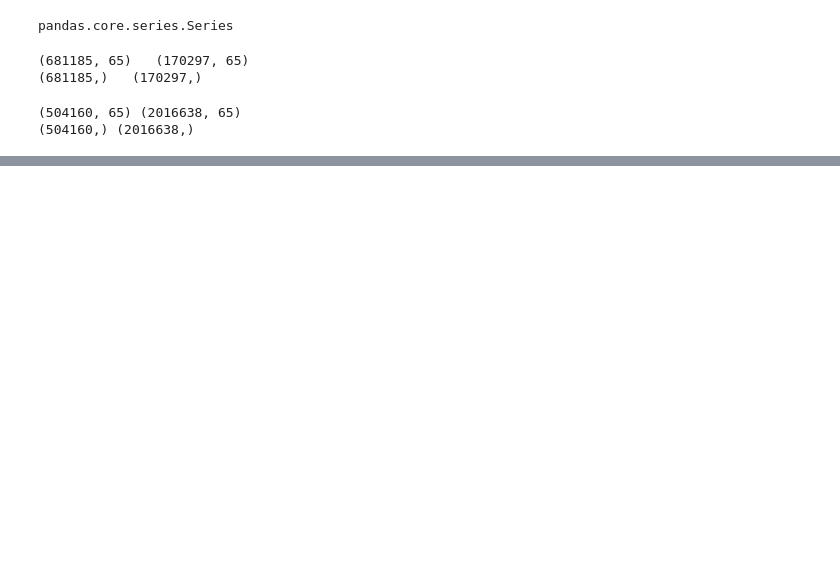
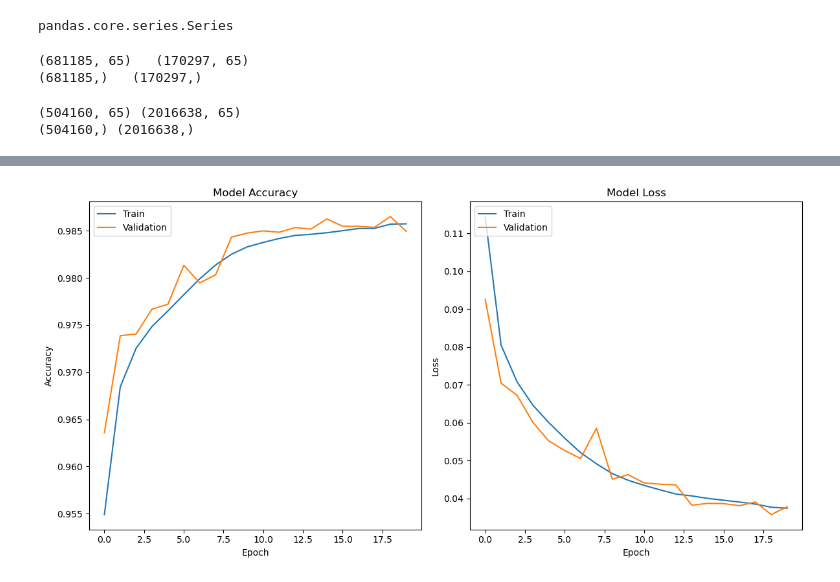
Before and after one commit to marso16/ML-Proj, a Jupyter notebook: nids.ipynb, the cells around one changed output, grey strips where cells are left out. Drawn from its saved outputs; the diff is of its cells as text; code cells hidden in the pictures; blank space fills up the shorter version.

```diff
--- a/nids.ipynb
+++ b/nids.ipynb
@@ -431,0 +327,92 @@ weighted avg       1.00      1.00      1.00  11069305
+# %%
+
+
+def train_and_evaluate_cnn(X_train, y_train, X_test, y_test):
+    # Reshape data for CNN (assuming your data is 2D, modify accordingly)
+    X_train = X_train.reshape((X_train.shape[0], X_train.shape[1], 1))
+    X_test = X_test.reshape((X_test.shape[0], X_test.shape[1], 1))
+
+    # Build CNN model
+    model = Sequential()
+    model.add(Conv1D(filters=64, kernel_size=3, activation='relu', input_shape=(X_train.shape[1], 1)))
+    model.add(MaxPooling1D(pool_size=2))
+    model.add(Flatten())
+    model.add(Dense(50, activation='relu'))
+    model.add(Dense(1, activation='sigmoid'))
+
+    # Compile the model
+    model.compile(optimizer='adam', loss='binary_crossentropy', metrics=['accuracy'])
+
+    # Define callbacks
+    callbacks = [
+        ModelCheckpoint('best_model.keras', monitor='val_accuracy', save_best_only=True, mode='max', verbose=1),
+        EarlyStopping(monitor='val_loss', patience=3, restore_best_weights=True, verbose=1),
+    ]
+
+    # Train the model with callbacks
+    history = model.fit(
+        X_train, y_train,
+        epochs=20,
+        batch_size=128,
+        validation_data=(X_test, y_test),
+        callbacks=callbacks
+    )
+
+    # Plot training history
+    plt.figure(figsize=(12, 6))
+
+    # Plot training & validation accuracy values
+    plt.subplot(1, 2, 1)
+    plt.plot(history.history['accuracy'])
+    plt.plot(history.history['val_accuracy'])
+    plt.title('Model Accuracy')
+    plt.xlabel('Epoch')
+    plt.ylabel('Accuracy')
+    plt.legend(['Train', 'Validation'], loc='upper left')
+
+    # Plot training & validation loss values
+    plt.subplot(1, 2, 2)
+    plt.plot(history.history['loss'])
+    plt.plot(history.history['val_loss'])
+    plt.title('Model Loss')
+    plt.xlabel('Epoch')
+    plt.ylabel('Loss')
+    plt.legend(['Train', 'Validation'], loc='upper left')
+
+    plt.tight_layout()
+    plt.show()
+
+    # Evaluate the model
+    loss, accuracy = model.evaluate(X_test, y_test)
+    print(f'Test Loss: {loss}, Test Accuracy: {accuracy}')
+
+    # Confusion Matrix
+    y_pred_proba = model.predict(X_test)
+    y_pred = (y_pred_proba > 0.5).astype(int)
+    cm = confusion_matrix(y_test, y_pred)
+    disp = ConfusionMatrixDisplay(confusion_matrix=cm, display_labels=['0', '1'])
+    disp.plot(cmap='Blues', values_format='d')
+    plt.title('Confusion Matrix')
+    plt.show()
+
+    # Plot ROC Curve
+    fpr, tpr, thresholds = roc_curve(y_test, y_pred_proba)
+    roc_auc = roc_auc_score(y_test, y_pred_proba)
+
+    plt.figure(figsize=(8, 8))
+    plt.plot(fpr, tpr, color='darkorange', lw=2, label=f'AUC = {roc_auc:.2f}')
+    plt.plot([0, 1], [0, 1], color='navy', lw=2, linestyle='--')
+    plt.xlabel('False Positive Rate')
+    plt.ylabel('True Positive Rate')
+    plt.title('Receiver Operating Characteristic (ROC) Curve')
+    plt.legend(loc='lower right')
+    plt.show()
+
+    # Load the best model
+    best_model = load_model('best_model.keras')
+
+    return best_model
+
+# Usage
+best_model = train_and_evaluate_cnn(X_train, y_train, X_test, y_test)
+# %% [output]
@@ -431,0 +436 @@ weighted avg       1.00      1.00      1.00  11069305
+[figure, added]
```
Also changed, not shown: parts of 13 cells of this notebook, 5 other files.
